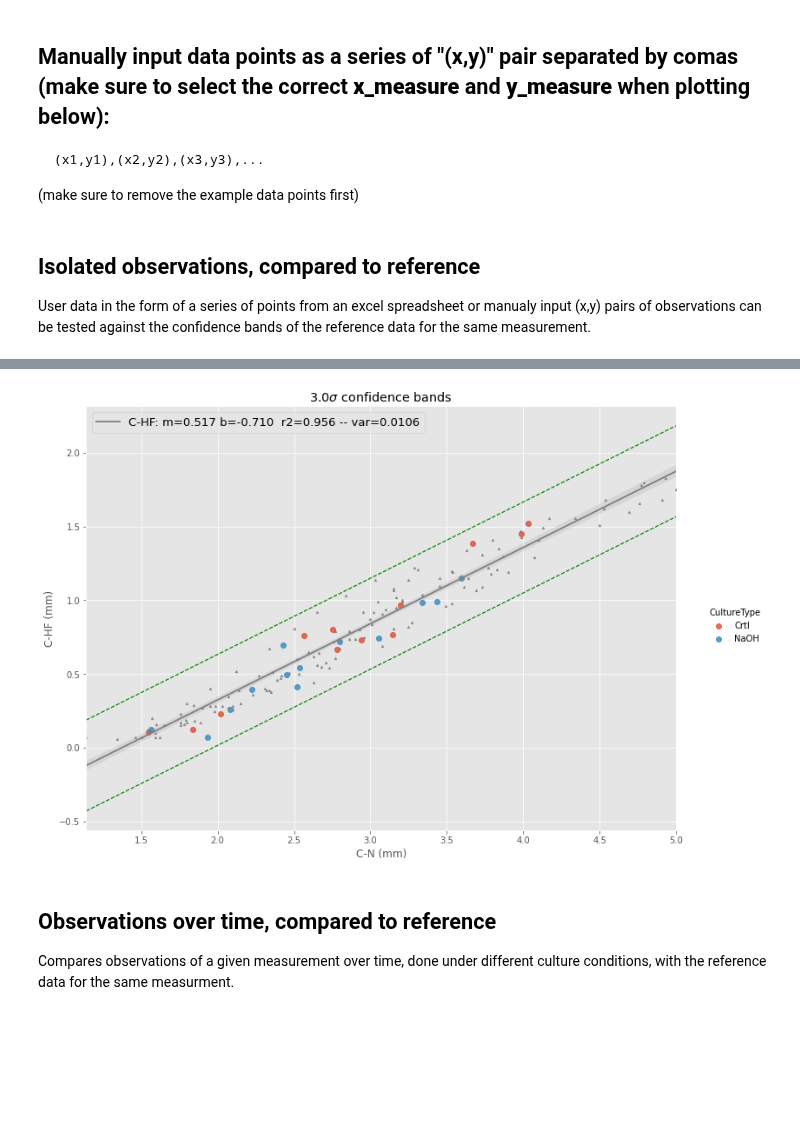
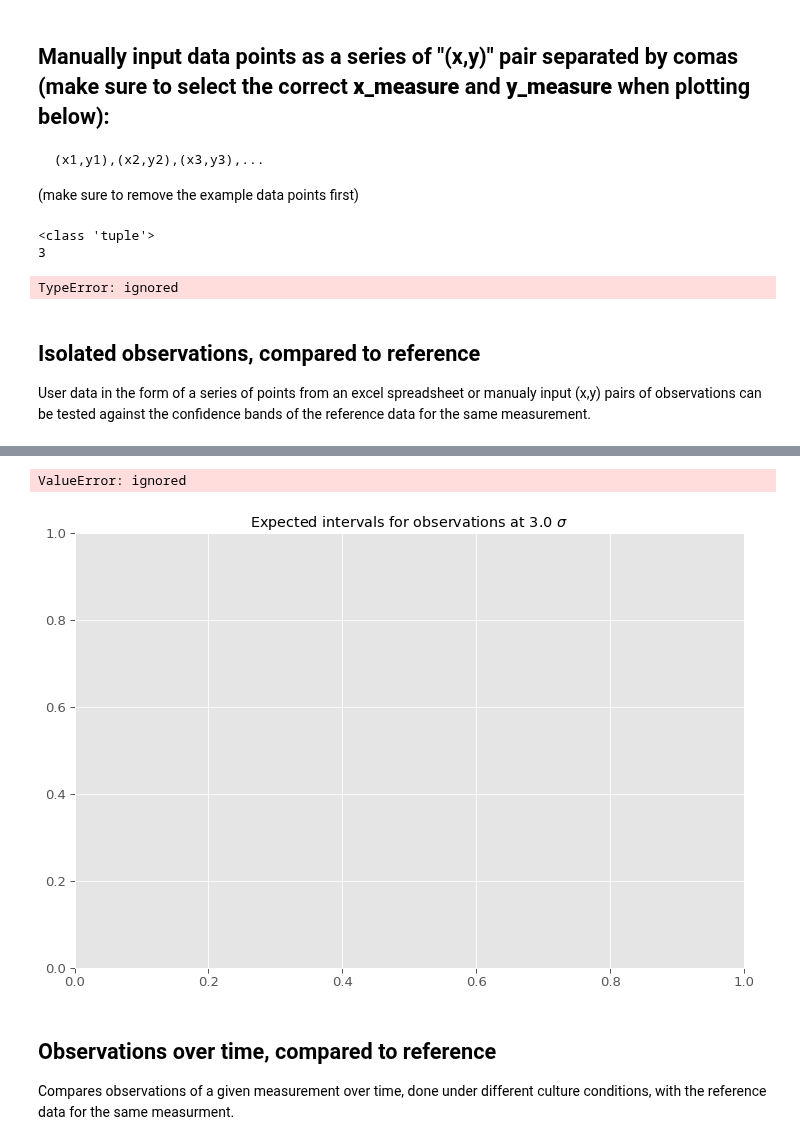
Before and after one commit to pjmartel/ChEEQ_tool, a Jupyter notebook: embryo_tool.ipynb, the cells around one changed output, grey strips where cells are left out. Drawn from its saved outputs; the diff is of its cells as text; code cells hidden in the pictures; blank space fills up the shorter version.

````diff
--- a/embryo_tool.ipynb
+++ b/embryo_tool.ipynb
@@ -237,7 +253,7 @@ fontP.set_size('large')
 fig, ax = plt.subplots(figsize=(12,8))
 fig.set_facecolor("white")
 all_measures = ['C-pPL', 'C-PS', 'C-N', 'N-pPL', 'PS', 'PSM',
-               'C-Seg', 'SEG', 'C-HF']
+               'C-Seg', 'Seg', 'C-HF']
 export_button(fig,"linear_confidence.pdf")
 
 color_dict = {'C-pPL' : "#6e84bf",
@@ -247,13 +263,13 @@ color_dict = {'C-pPL' : "#6e84bf",
               'PS'    : "#2f8230",
               'PSM'   : "#fc7e90",
               'C-Seg' : "#efe79d",
-              'SEG'   : "#15c9d0",
+              'Seg'   : "#15c9d0",
               'C-HF'  : "#c381d3" }
 
 color_dict = { k : to_rgb(v) for k, v in color_dict.items()}
 
 x_measure = 'Time' #@param ['C-N','C-HF', 'Time']
-y_measure = 'SEG' #@param ['all', 'C-pPL', 'C-PS', 'C-N', 'N-pPL', 'PS', 'PSM', 'C-Seg', 'SEG', 'C-HF']
+y_measure = 'Seg' #@param ['all', 'C-pPL', 'C-PS', 'C-N', 'N-pPL', 'PS', 'PSM', 'C-Seg', 'Seg', 'C-HF']
 measures = all_measures if y_measure == 'all' else [y_measure]
 color_by_embryo = "Yes" #@param ['No', 'Yes']
 color_by_embryo = (color_by_embryo == "Yes") # and not y_measure == 'all')
@@ -449,8 +464,20 @@ Experiments_ObservationsOverTim: After cleaning, the new data frame size is (30,
 ```
 (make sure to remove the example data points first)
 # %%
-observations  = (4.0,0.5), (3.5,0.65), (2.5,0.4) #@param
+observations  = (4.0,0.5), (3.5, 0.65), (2.5, 0.4) #@param
+print(type(observations))
+print(len(observations))
+if type(observations)=="<lass 'tuple'>":
+  print("sdfsdf")
+  observations = [observations]
 set_manual_obervations = True
+# %% [output]
+<class 'tuple'>
+3
+# %%
+len(4)
+# %% [output]
+TypeError: ignored
 # %% [markdown]
 ## Isolated observations, compared to reference
 User data in the form of a series of points from an excel spreadsheet or manualy input (x,y) pairs of observations can be tested against the confidence bands of the reference data for the same measurement.
@@ -458,11 +485,11 @@ User data in the form of a series of points from an excel spreadsheet or manualy
 #@title  { run: "auto" }
 sb.regplot
 # Menus
-input_mode = "from file" #@param ['manual', 'from file']
+input_mode = "manual" #@param ['manual', 'from file']
 color_by = "culture type" #@param ['embryo', 'culture type']
 #include_zero = include_zero == "Yes"
 x_measure = 'C-N' #@param ['C-N','C-HF']
-y_measure = 'C-HF' #@param ['C-pPL', 'C-PS', 'C-N', 'N-pPL', 'PS', 'PSM', 'C-Seg', 'Seg', 'C-HF']
+y_measure = 'N-pPL' #@param ['C-pPL', 'C-PS', 'C-N', 'N-pPL', 'PS', 'PSM', 'C-Seg', 'Seg', 'C-HF']
 sigma = '3' #@param ['1', '2', '3', '4']
 sigma = float(sigma)
 time_displacement = "Yes" #@param ["Yes", "No"]
@@ -509,7 +536,7 @@ elif input_mode == "manual":
     temp_data = data[[x_measure, y_measure, time]].copy()
     temp_data.dropna(axis=0, how='any', inplace=True)
     t = np.array(temp_data.iloc[:,2])
-    mt, bt, rt, _, _ = linregress(t, x)
+    mt, bt, rt, _, _ = linregress(t, x) ## CORRECT THIS !!!
 
   x = np.array(temp_data[x_measure])
   y = np.array(temp_data[y_measure])
@@ -619,4 +645,5 @@ _ = ax.legend(['_','_',label])
+ValueError: ignored
-[figure, old version]
+[figure, new version]
 # %% [markdown]
 ## Observations over time, compared to reference
 Compares observations of a given measurement over time, done under different culture conditions, with the reference data for the same measurment.
````
Also changed, not shown: parts of 4 cells of this notebook.
